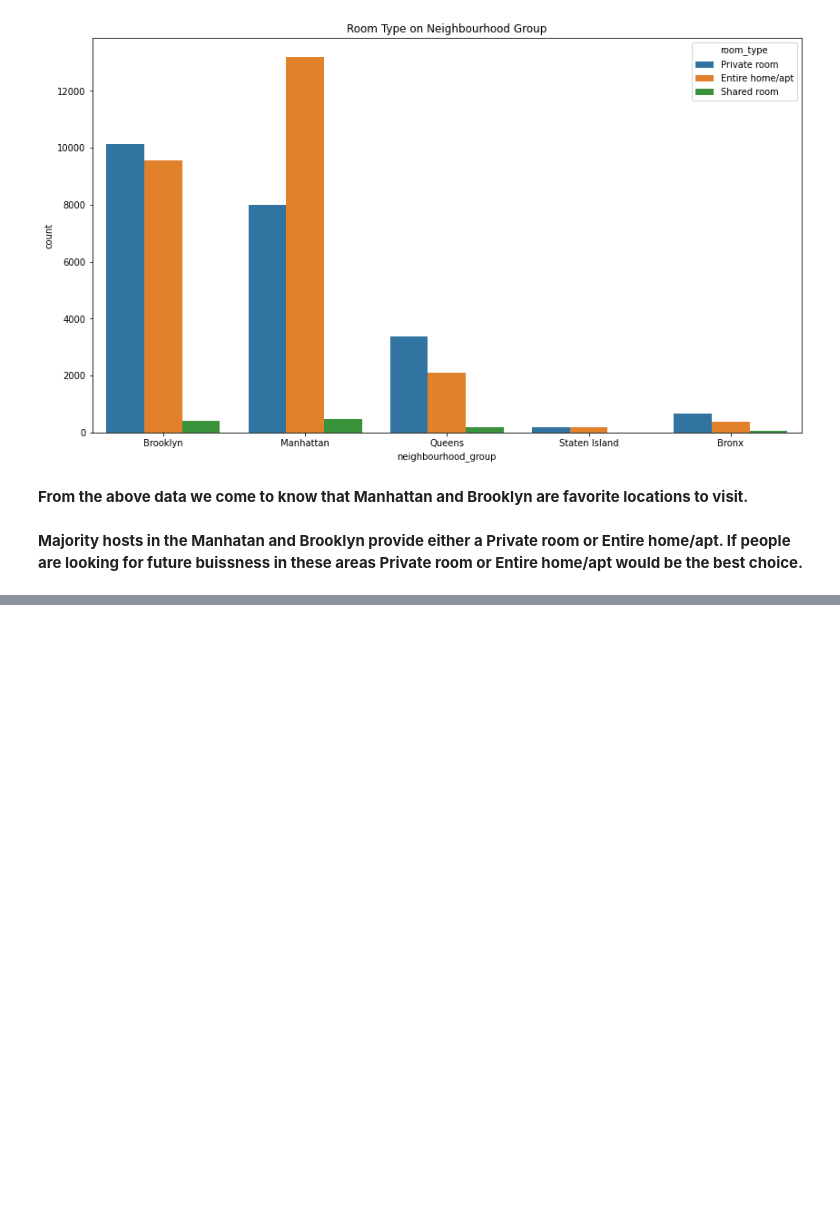
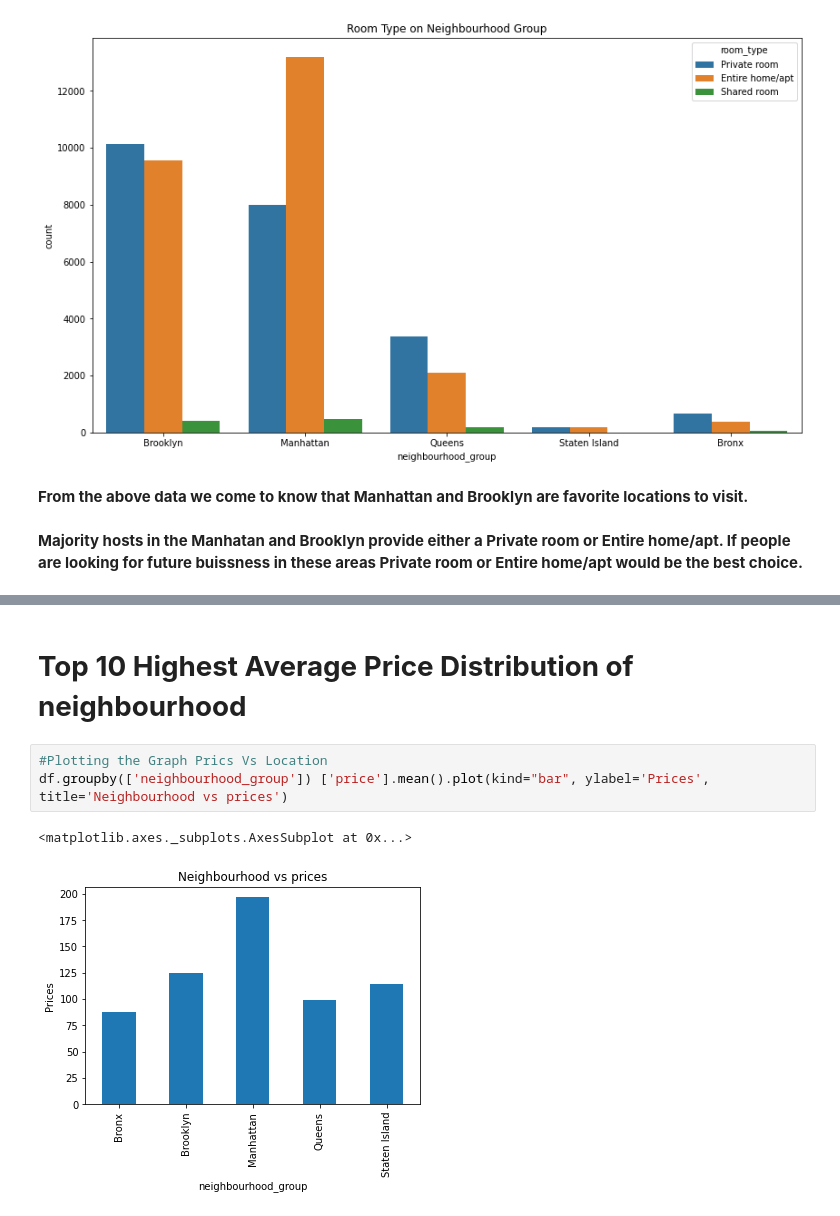
Before and after one commit to ShuklaRajni/Airbnb-Booking-Analysis, a Jupyter notebook: Airbnb_Booking_Analysis.ipynb, the cells around one changed output, grey strips where cells are left out. Drawn from its saved outputs; the diff is of its cells as text; blank space fills up the shorter version.

```diff
--- a/Airbnb_Booking_Analysis.ipynb
+++ b/Airbnb_Booking_Analysis.ipynb
@@ -263,0 +268,8 @@ plt.xticks(rotation=360, ha='center')
+# %% [markdown]
+# **Top 10 Highest Average Price Distribution of neighbourhood**
+# %%
+#Plotting the Graph Prics Vs Location
+df.groupby(['neighbourhood_group']) ['price'].mean().plot(kind="bar", ylabel='Prices', title='Neighbourhood vs prices')
+# %% [output]
+<matplotlib.axes._subplots.AxesSubplot at 0x...>
+[figure, added]
```
Also changed, not shown: parts of 10 cells of this notebook.
